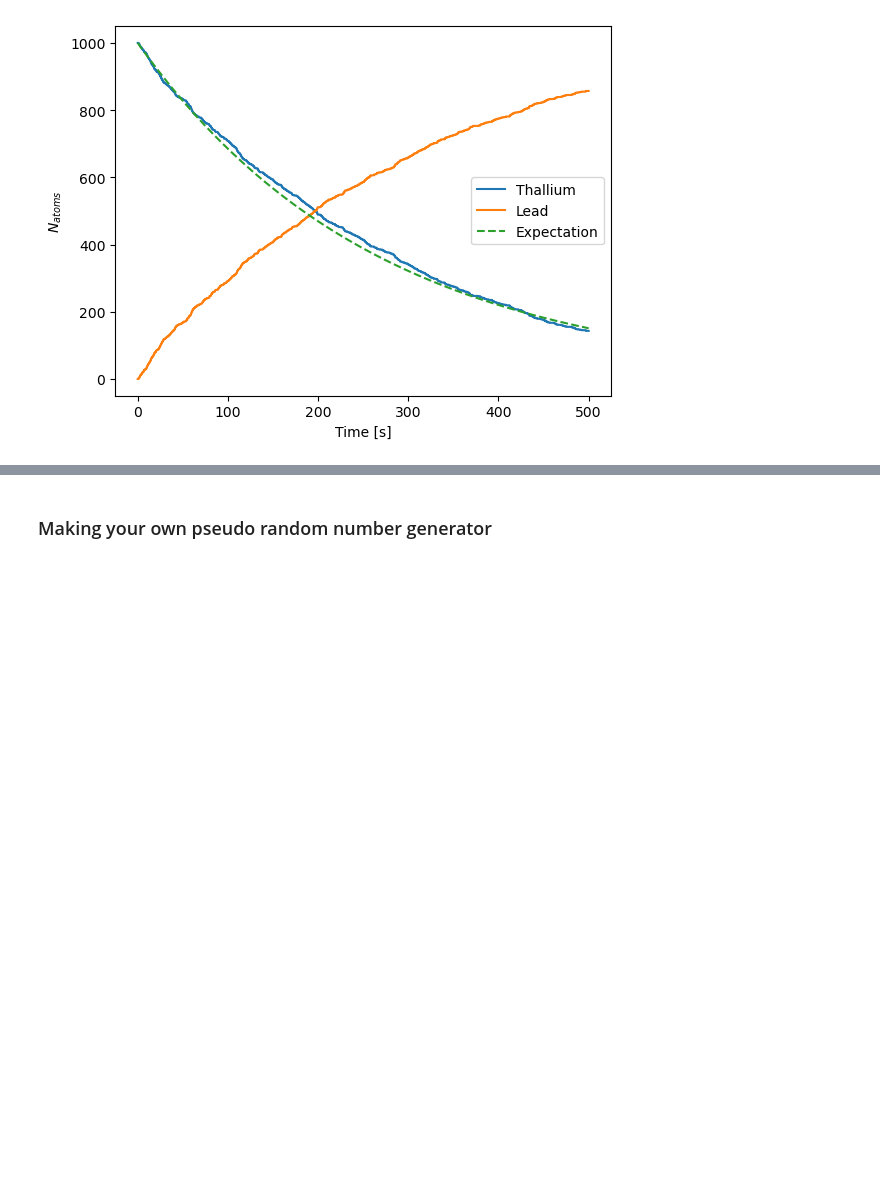
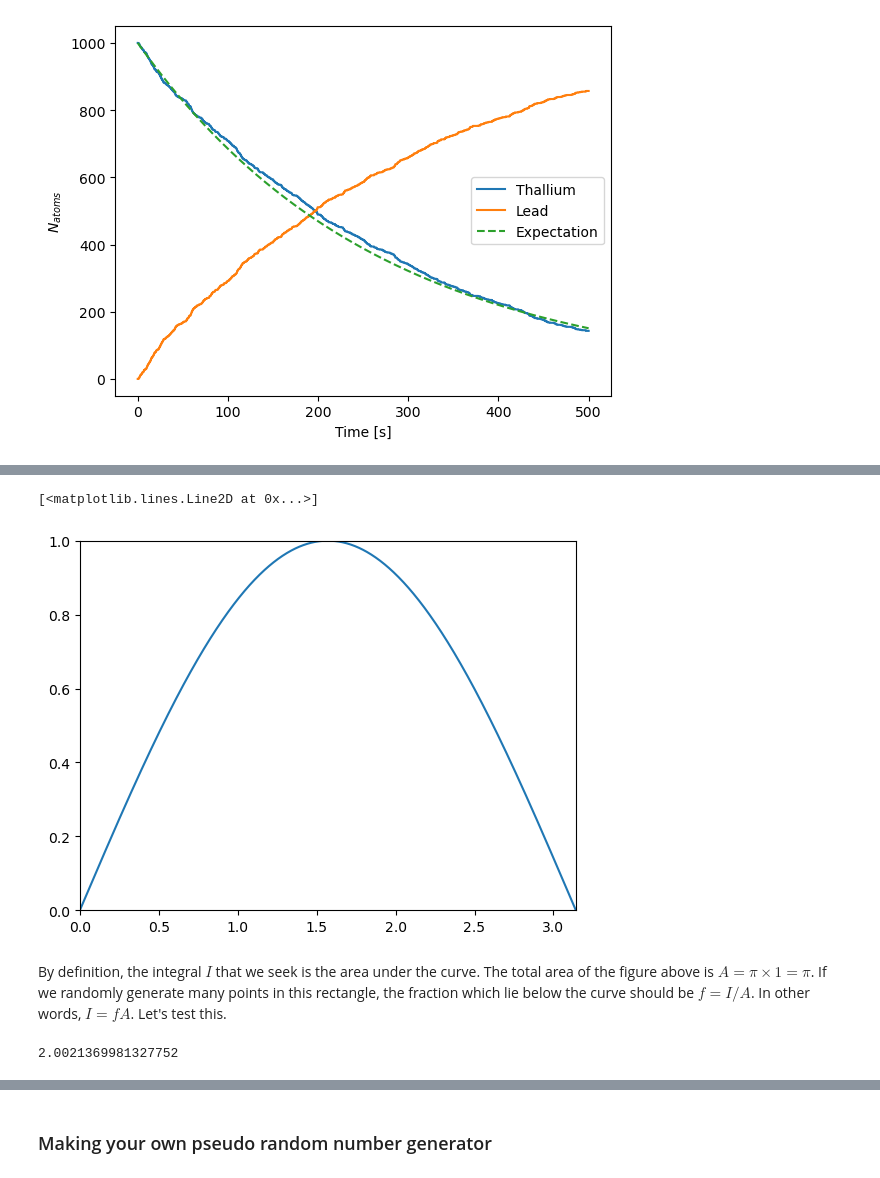
Before and after one commit to jstupak/ComputationalPhysics, a Jupyter notebook: LectureNotes/14_randomness.ipynb, the cells around one changed output, grey strips where cells are left out. Saved outputs shown, nothing was run; the diff lists cells and outputs as text; code cells hidden in the pictures; blank space fills up the shorter version.

```diff
--- a/LectureNotes/14_randomness.ipynb
+++ b/LectureNotes/14_randomness.ipynb
@@ -216,0 +306,35 @@ Keep track of the number of atoms of each of the four isotopes at all times for
+# %%
+import numpy as np
+from math import pi
+
+def f(x):
+    return np.sin(x)
+
+xValues = np.linspace(0, pi, 1000)
+yValues = f(xValues)
+
+plt.figure()
+ax = plt.gca()
+ax.set_xlim([0, pi])
+ax.set_ylim([0, 1])
+plt.plot(xValues,yValues)
+# %% [output]
+[<matplotlib.lines.Line2D at 0x...>]
+[figure, added]
+# %% [markdown]
+By definition, the integral $I$ that we seek is the area under the curve.  The total area of the figure above is $A=\pi\times1=\pi$.  If we randomly generate many points in this rectangle, the fraction which lie below the curve should be $f=I/A$.  In other words, $I=fA$.  Let's test this.
+# %%
+N = 10000
+
+count = 0
+for i in range(N):
+    x = pi*random() #generate random x value
+    y = random()   #generate random y value
+    if y<f(x):
+        count += 1
+
+I = (count/N) * pi
+
+I
+# %% [output]
+2.0021369981327752
```
Also changed, not shown: parts of 20 cells of this notebook.
